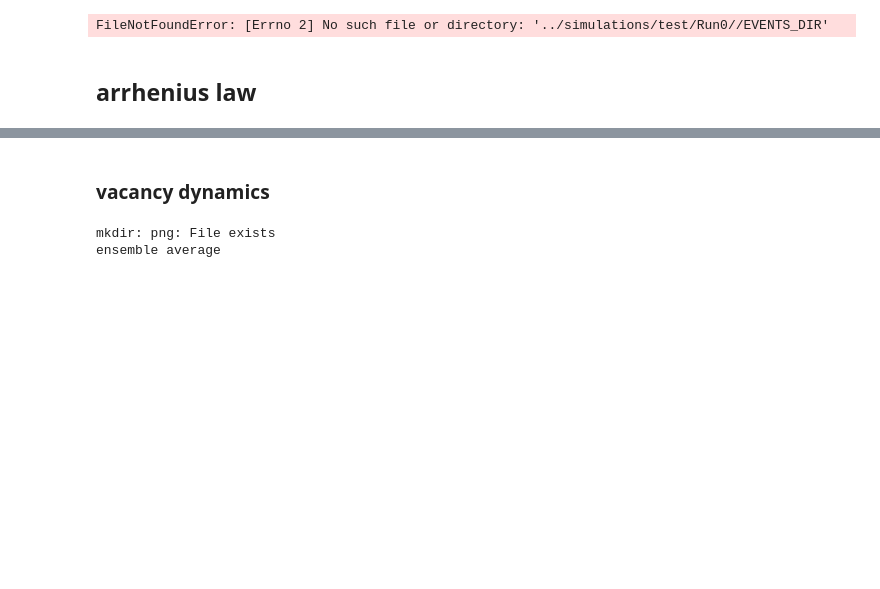
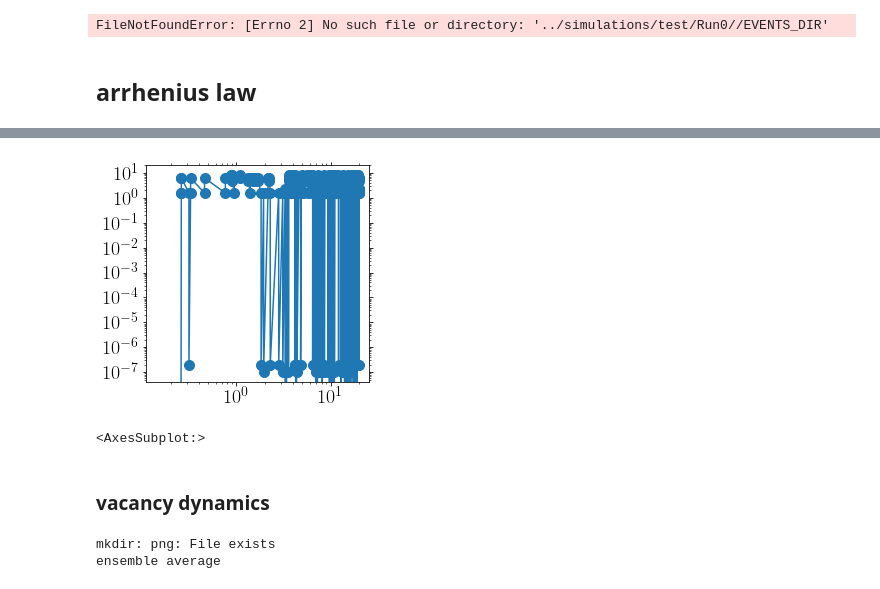
Before and after one commit to kkarimi62/hydrogenDiffusion, a Jupyter notebook: postproc/postproc.ipynb, the cells around one changed output, grey strips where cells are left out. Drawn from its saved outputs; the diff is of its cells as text; code cells hidden in the pictures; blank space fills up the shorter version.

```diff
--- a/postproc/postproc.ipynb
+++ b/postproc/postproc.ipynb
@@ -1483,3 +1503,12 @@ OSError: pureHydrogenDiffusionLowDensitySingle/Run0/msd/msd.txt not found.
+# %%
+data = np.loadtxt('Diffusion.dat')
+nrow_skip = 2
+utl.PltErr(data[:,0][nrow_skip:],data[:,3][nrow_skip:],
+          xscale='log',yscale='log',
+          )
+# %% [output]
+[figure, added]
+<AxesSubplot:>
 # %% [markdown]
 ### vacancy dynamics
 # %%
```
Also changed, not shown: parts of 1 cell of this notebook, 2 other files.
